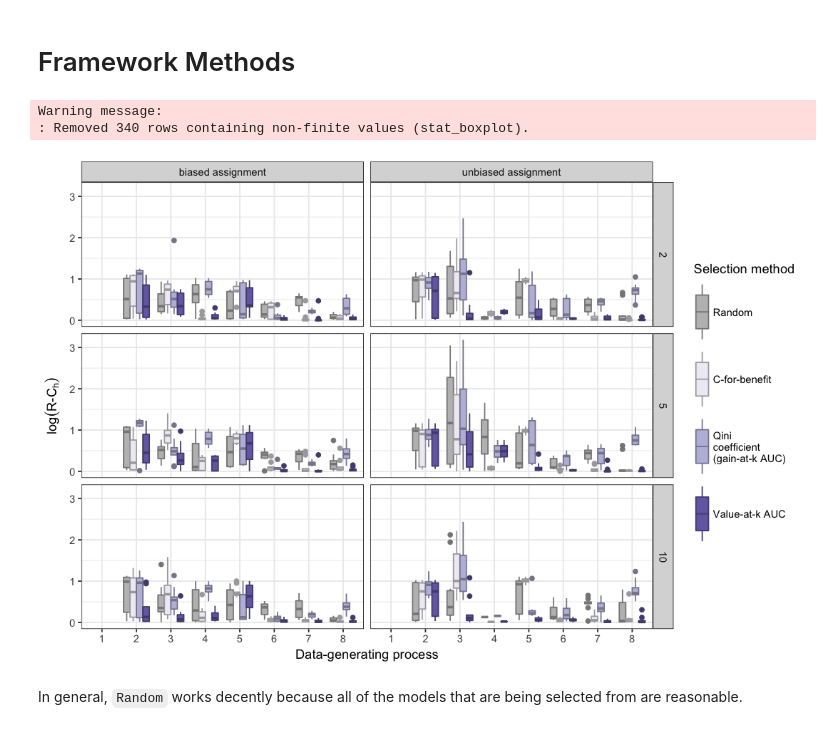
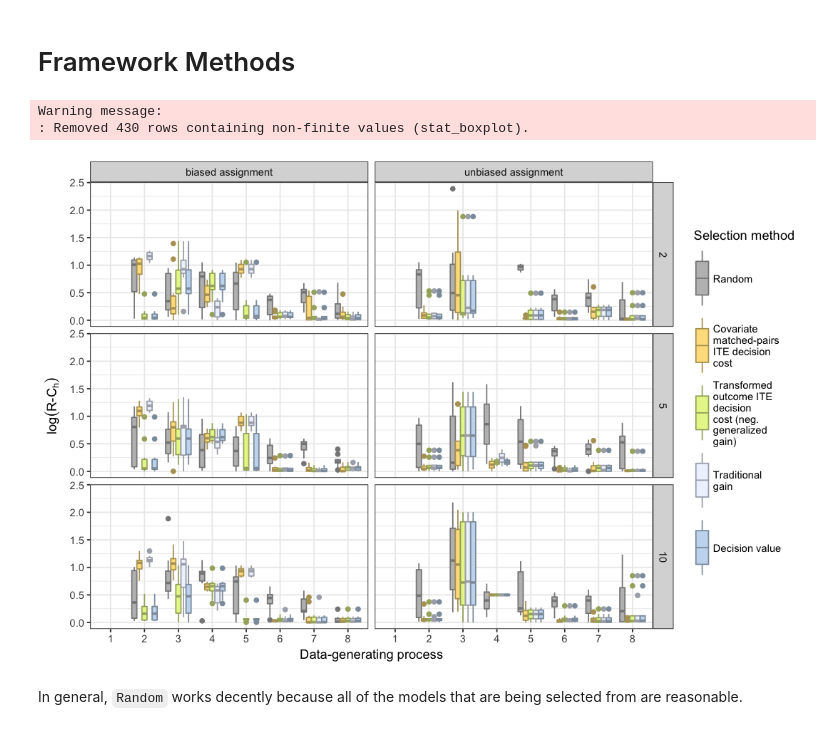
Before and after one commit to som-shahlab/ITE-model-selection, a Jupyter notebook: analyze-experiments.ipynb, the cells around one changed output. Saved outputs shown, nothing was run; the diff lists cells and outputs as text; code cells hidden in the pictures.

Commit message:
added propensity weights to auc methods

```diff
--- a/analyze-experiments.ipynb
+++ b/analyze-experiments.ipynb
@@ -34,7 +144,8 @@ rel_cost = function(error, method) {
 all_methods = results %>% pull(selection_method) %>% unique
 method_types = list(
     framework_methods = c("trans_decision", "trans_mse", "match_decision", "match_mse", "trans_decision_est_prop", "trans_mse_est_prop", "random"),
-    value_methods = c("gain", "trans_decision", "value", "value_est_prop", "random"),
+    value_methods = c("gain", "trans_decision", "trans_decision_est_prop", "value", "value_est_prop", "match_decision", "random"),
+    mse_methods = c("prediction_error", "trans_mse", "match_mse", "trans_mse_est_prop", "random"),
     ranking_methods = c("value_auc", "c_benefit", "qini", "random"),
     misc_methods = c("est_te_strata", "random"),
 #     comparator_methods = c("oracle", "oracle_selector_true_hte_error", "oracle_selector_true_value", "random", "prediction_error"),
@@ -52,27 +163,6 @@ darken = function(color, factor=1.4){
     col = rgb(t(col), maxColorValue=255)
     col
 }
-# %%
-method_renames = c(
-    'random' = "Random",
-    'match_mse'= "Covariate matched-pairs ITE MSE",
-    'trans_mse'= "Transformed outcome ITE MSE",
-    'trans_mse_est_prop'= "Transformed outcome ITE MSE with estimated propensity",
-    'match_decision' = "Covariate matched-pairs ITE decision cost",
-    'trans_decision'= "Transformed outcome ITE decision cost (neg. generalized gain)",
-    'trans_decision_est_prop'= "Transformed outcome ITE decision cost (neg. generalized gain) with estimated propensity",
-    'gain' = "Traditional gain",
-    'value'= "Decision value",
-    'value_est_prop'= "Decision value with estimated propensity",
-    'c_benefit' = "C-for-benefit",
-    'qini'= "Qini coefficient (gain-at-k AUC)",
-    'value_auc'= 'Value-at-k AUC',
-    'est_te_strata' = "Est. treatment effect strata ITE MSE",
-    'prediction_error'= "Outcome prediction MSE",
-    'oracle_selector_true_value' = "tMSE",
-    "oracle_selector_true_hte_error" = "C",
-    "oracle" = "oracle"
-) %>% map_chr(~str_wrap(.,15))
 # %%
 method_fills = c(
     'random' = "grey",
@@ -104,4 +194,8 @@ rel_results = results %>%
     group_by(DGP, n_folds, rep, n_train, n_test, assignment) %>%
     mutate(rel_true_hte_error = rel_tmse(true_hte_error, selection_method)) %>%
     mutate(rel_true_value = rel_cost(true_value, selection_method)) %>%
+    filter((str_detect(selection_method,"_est_prop") & (assignment=="biased assignment")) |
+           (!str_detect(selection_method,"_est_prop") & (assignment=="unbiased assignment")) |
+           selection_method %in% no_prop_methods) %>%
+    mutate(selection_method = str_replace(selection_method, "_est_prop", "")) %>%
     mutate(selection_method = factor(selection_method, levels=names(method_renames)))
@@ -112,7 +203,8 @@ Warning message:
 full_error_plot = function(rel_results, fills, colors, methods) {
     rel_results %>%
         filter(selection_method %in% methods) %>%
-    ggplot(aes(x=as.factor(DGP), y=log10(rel_true_hte_error),
+#     ggplot(aes(x=as.factor(DGP), y=log10(rel_true_hte_error),
+    ggplot(aes(x=as.factor(DGP), y=true_hte_error,
                fill=selection_method, color=selection_method)) +
         geom_boxplot() +
         scale_fill_manual(name="Selection method", values = fills, labels = method_renames) +
@@ -128,7 +220,8 @@ full_error_plot = function(rel_results, fills, colors, methods) {
 full_value_plot = function(rel_results, fills, colors, methods) {
     rel_results %>%
         filter(selection_method %in% methods) %>%
-    ggplot(aes(x=as.factor(DGP), y=log10(rel_true_value),
+#     ggplot(aes(x=as.factor(DGP), y=log10(rel_true_value),
+    ggplot(aes(x=as.factor(DGP), y=true_value,
                fill=selection_method, color=selection_method)) +
         geom_boxplot() +
         scale_fill_manual(name="Selection method", values = fills, labels = method_renames) +
@@ -161,11 +247,11 @@ Warning message:
 # Framework Methods
 # %%
 options(repr.plot.width=9, repr.plot.height=6)
-full_value_plot(rel_results, method_fills, method_colors, c(method_types$ranking_methods))
+full_value_plot(rel_results, method_fills, method_colors, c(method_types$value_methods))
 # %% [output]
 Warning message:
-: Removed 340 rows containing non-finite values (stat_boxplot).
+: Removed 430 rows containing non-finite values (stat_boxplot).
-[figure, old version]
+[figure, new version]
 # %% [markdown]
 In general, `Random` works decently because all of the models that are being selected from are reasonable.
 # %% [markdown]
```
Also changed, not shown: parts of 15 cells of this notebook, 5 other files.
